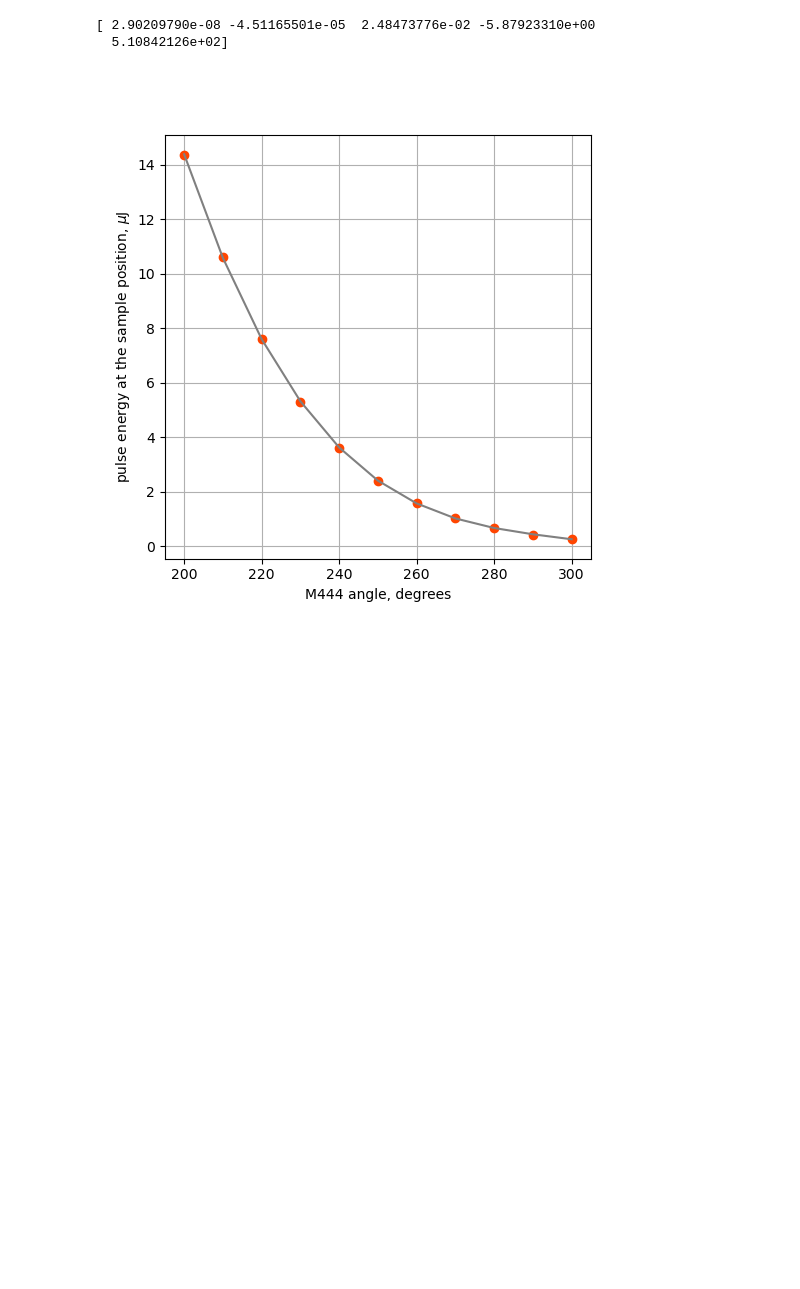
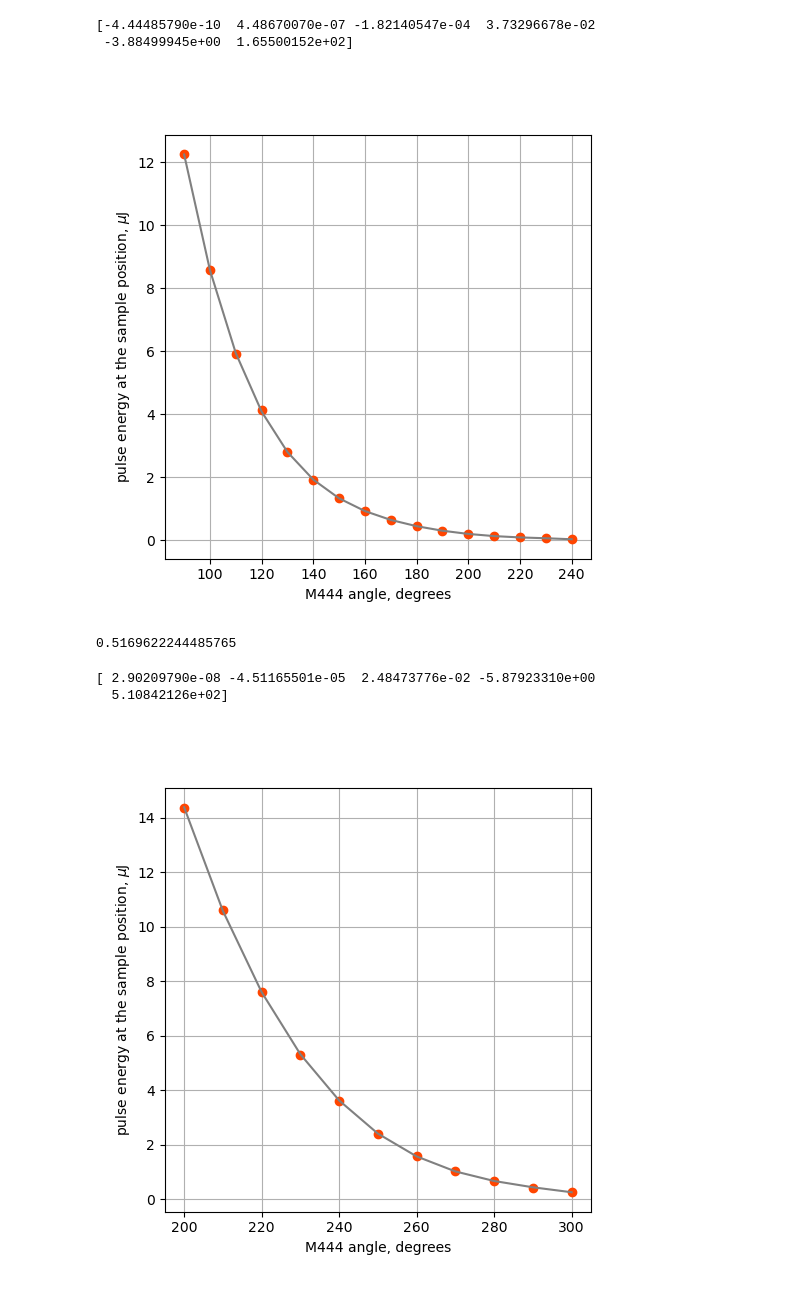
Before and after one commit to paulscherrerinstitute/alvra_beamline_scripts, a Jupyter notebook: waveplate_calibration.ipynb, the cells around one changed output. Saved outputs shown, nothing was run; the diff lists cells and outputs as text; code cells hidden in the pictures; blank space fills up the shorter version.

```diff
--- a/waveplate_calibration.ipynb
+++ b/waveplate_calibration.ipynb
@@ -25,3 +27,30 @@ warnings.filterwarnings('ignore')
+# %%
+dark_reading = 0.021
+angles = np.arange(240, 89, -10)
+sample = [0.054, 0.078, 0.11, 0.155, 0.22, 0.32, 0.468, 0.667, 0.951, 1.35, 1.92, 2.82, 4.15, 5.94, 8.59, 12.28]
+
+sample = np.asarray(sample)- dark_reading
+
+fitting = np.polyfit(angles, sample, 5)
+print(fitting)
+fitoutput = np.poly1d(np.polyfit(angles, sample, 5))
+pows = fitoutput(angles)
+
+plt.figure(figsize=(5.5,5.5))
+plt.plot(angles, sample, 'o', color='orangered')
+plt.plot(angles, pows, label=r'cos$^2$ fit', color='grey')
+plt.xlabel('M444 angle, degrees')
+plt.ylabel('pulse energy at the sample position, $\mu$J')
+plt.grid()
+plt.show()
+# %% [output]
+[-4.44485790e-10  4.48670070e-07 -1.82140547e-04  3.73296678e-02
+ -3.88499945e+00  1.65500152e+02]
+[figure, added]
+# %%
+fitoutput(176)
+# %% [output]
+0.5169622244485765
 # %%
 # p21005
 # %%
```
Also changed, not shown: parts of 1 cell of this notebook, 4 other files.
